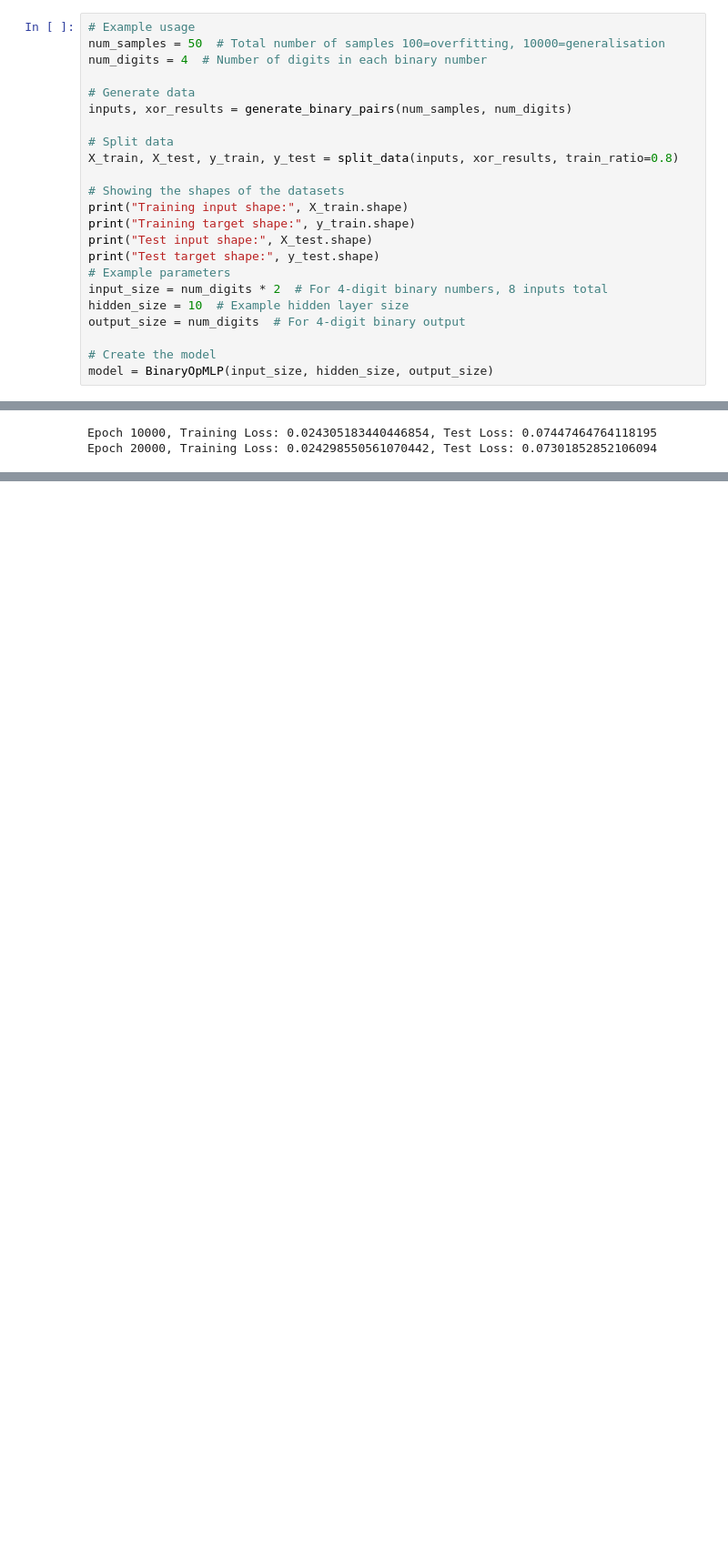
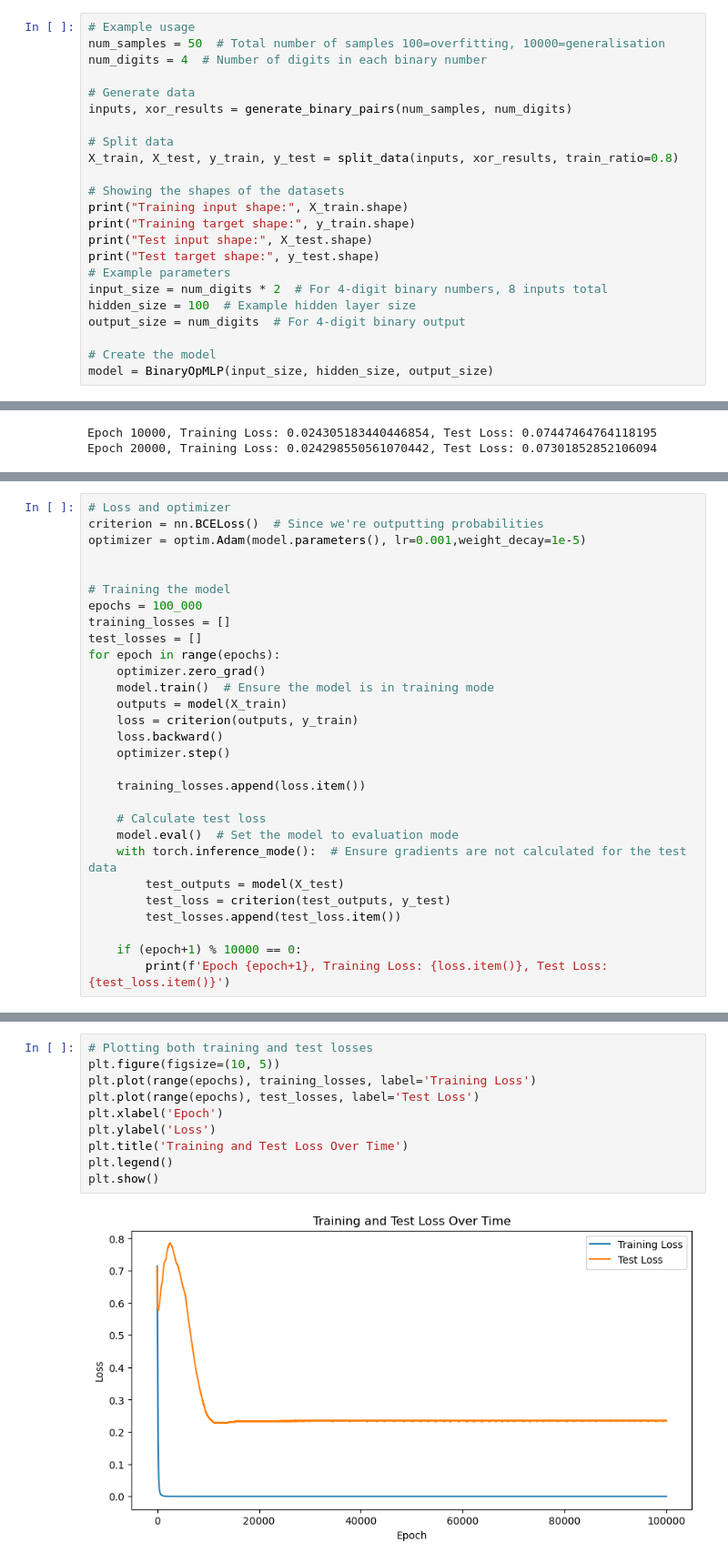
Before and after one commit to edizucar/ceri-capstone, a Jupyter notebook: main.ipynb, the cells around one changed output, grey strips where cells are left out. Shown: that part at 91% size. Drawn from its saved outputs; the diff is of its cells as text; blank space fills up the shorter version.

```diff
--- a/main.ipynb
+++ b/main.ipynb
@@ -398,7 +398,7 @@ print("Test input shape:", X_test.shape)
 print("Test target shape:", y_test.shape)
 # Example parameters
 input_size = num_digits * 2  # For 4-digit binary numbers, 8 inputs total
-hidden_size = 10  # Example hidden layer size
+hidden_size = 100  # Example hidden layer size
 output_size = num_digits  # For 4-digit binary output
 
 # Create the model
@@ -454,0 +490,29 @@ plt.show()
+# %%
+# Loss and optimizer
+criterion = nn.BCELoss()  # Since we're outputting probabilities
+optimizer = optim.Adam(model.parameters(), lr=0.001,weight_decay=1e-5)
+
+
+# Training the model
+epochs = 100_000
+training_losses = []
+test_losses = []
+for epoch in range(epochs):
+    optimizer.zero_grad()
+    model.train()  # Ensure the model is in training mode
+    outputs = model(X_train)
+    loss = criterion(outputs, y_train)
+    loss.backward()
+    optimizer.step()
+
+    training_losses.append(loss.item())
+
+    # Calculate test loss
+    model.eval()  # Set the model to evaluation mode
+    with torch.inference_mode():  # Ensure gradients are not calculated for the test data
+        test_outputs = model(X_test)
+        test_loss = criterion(test_outputs, y_test)
+        test_losses.append(test_loss.item())
+
+    if (epoch+1) % 10000 == 0:
+        print(f'Epoch {epoch+1}, Training Loss: {loss.item()}, Test Loss: {test_loss.item()}')
@@ -454,0 +530,12 @@ plt.show()
+# %%
+# Plotting both training and test losses
+plt.figure(figsize=(10, 5))
+plt.plot(range(epochs), training_losses, label='Training Loss')
+plt.plot(range(epochs), test_losses, label='Test Loss')
+plt.xlabel('Epoch')
+plt.ylabel('Loss')
+plt.title('Training and Test Loss Over Time')
+plt.legend()
+plt.show()
+# %% [output]
+[figure, added]
```
Also changed, not shown: parts of 5 cells of this notebook, 1 other file.
